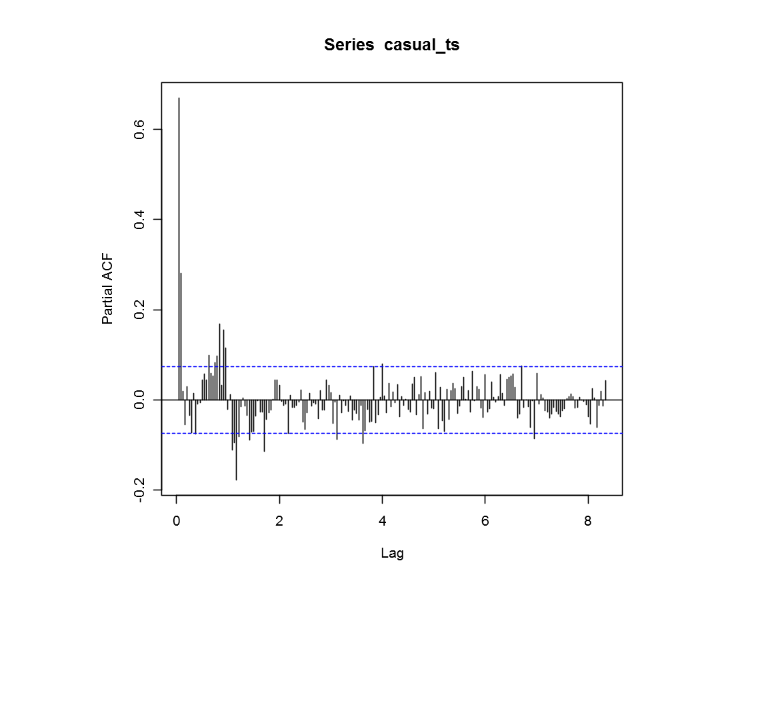
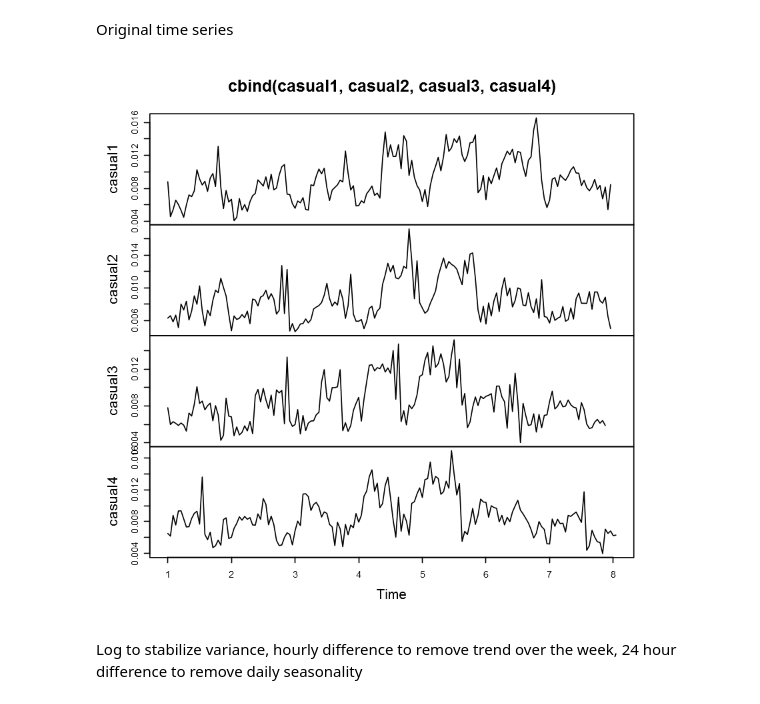
Before and after one commit to tj2huang/nyu-twipsy, a Jupyter notebook: ARIMA.ipynb, the cells around one changed output. Cells and saved outputs as stored; diff of their text form; code cells hidden in the pictures; blank space fills up the shorter version.

```diff
--- a/ARIMA.ipynb
+++ b/ARIMA.ipynb
@@ -1,7 +1,3 @@
 # %%
 file <- 'E:/sept_fpl_ts.csv'
 fpl <- read.csv(file)
-# %%
-casual = fpl[, 'casual']
-# %%
-casual = log(casual)
@@ -18,4 +3,0 @@ acf(casual_ts, lag.max=200)
-# %%
-pacf(casual_ts, lag.max=200)
-# %% [output]
-[figure, removed]
@@ -21,0 +14,8 @@ pacf(casual_ts, lag.max=200)
+# %% [markdown]
+Original time series
+# %%
+plot.ts(cbind(casual1, casual2, casual3, casual4))
+# %% [output]
+[figure, added]
+# %% [markdown]
+Log to stabilize variance, hourly difference to remove trend over the week, 24 hour difference to remove daily seasonality
```
Also changed, not shown: parts of 30 cells of this notebook, 5 other files.
